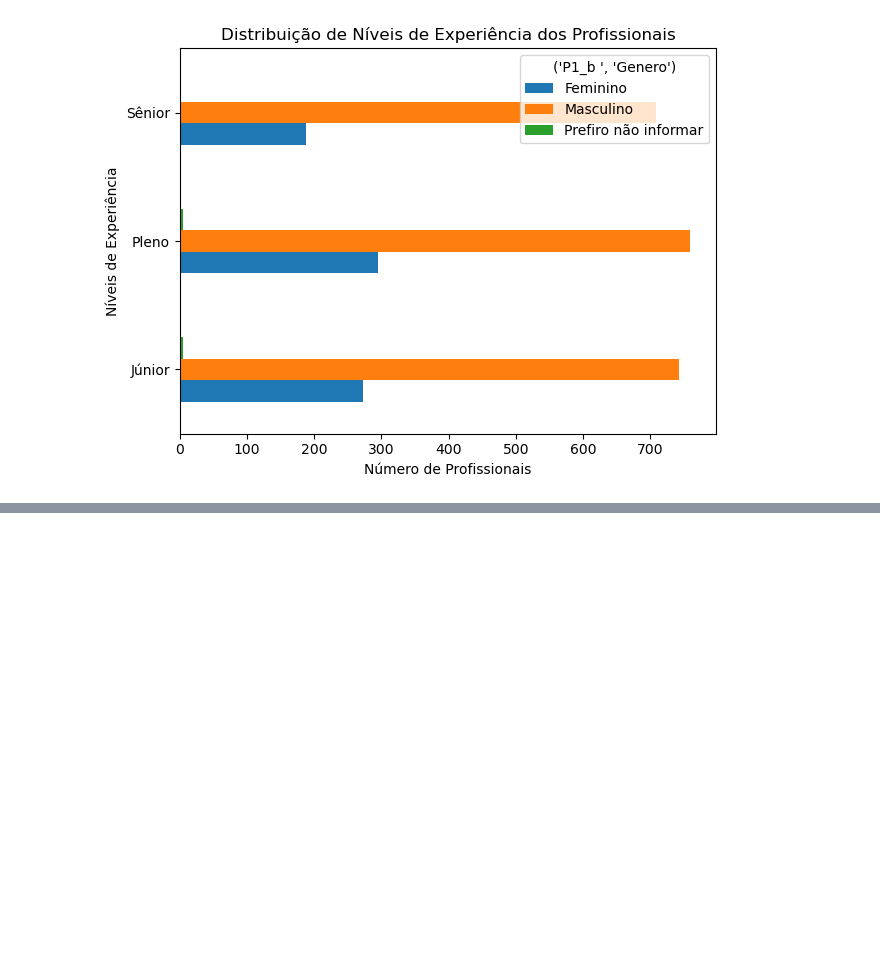
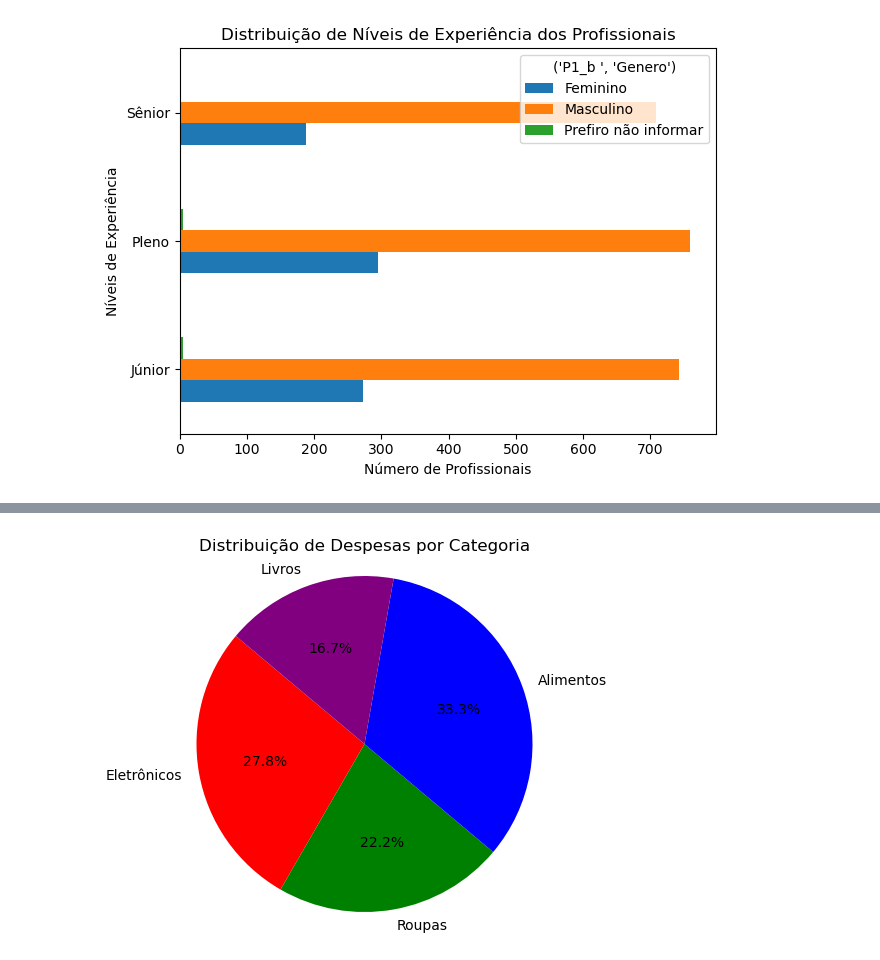
Before and after one commit to mariah-moreira/projeto_grupo_2, a Jupyter notebook: teste.ipynb, the cells around one changed output, grey strips where cells are left out. Drawn from its saved outputs; the diff is of its cells as text; code cells hidden in the pictures; blank space fills up the shorter version.

```diff
--- a/teste.ipynb
+++ b/teste.ipynb
@@ -65,0 +85,16 @@ plt.show()
+# %%
+# Dados de exemplo
+categorias = ['Eletrônicos', 'Roupas', 'Alimentos', 'Livros']
+valores = [25, 20, 30, 15]
+
+# Criar o gráfico de pizza
+plt.pie(valores, labels=categorias, autopct='%1.1f%%', startangle=140, colors=['red', 'green', 'blue', 'purple'])
+
+# Configurações do gráfico
+plt.title('Distribuição de Despesas por Categoria')
+
+# Mostrar o gráfico
+plt.axis('equal')  # Mantém a proporção para que o gráfico de pizza fique circular
+plt.show()
+# %% [output]
+[figure, added]
```
Also changed, not shown: parts of 1 cell of this notebook, 1 other file.
